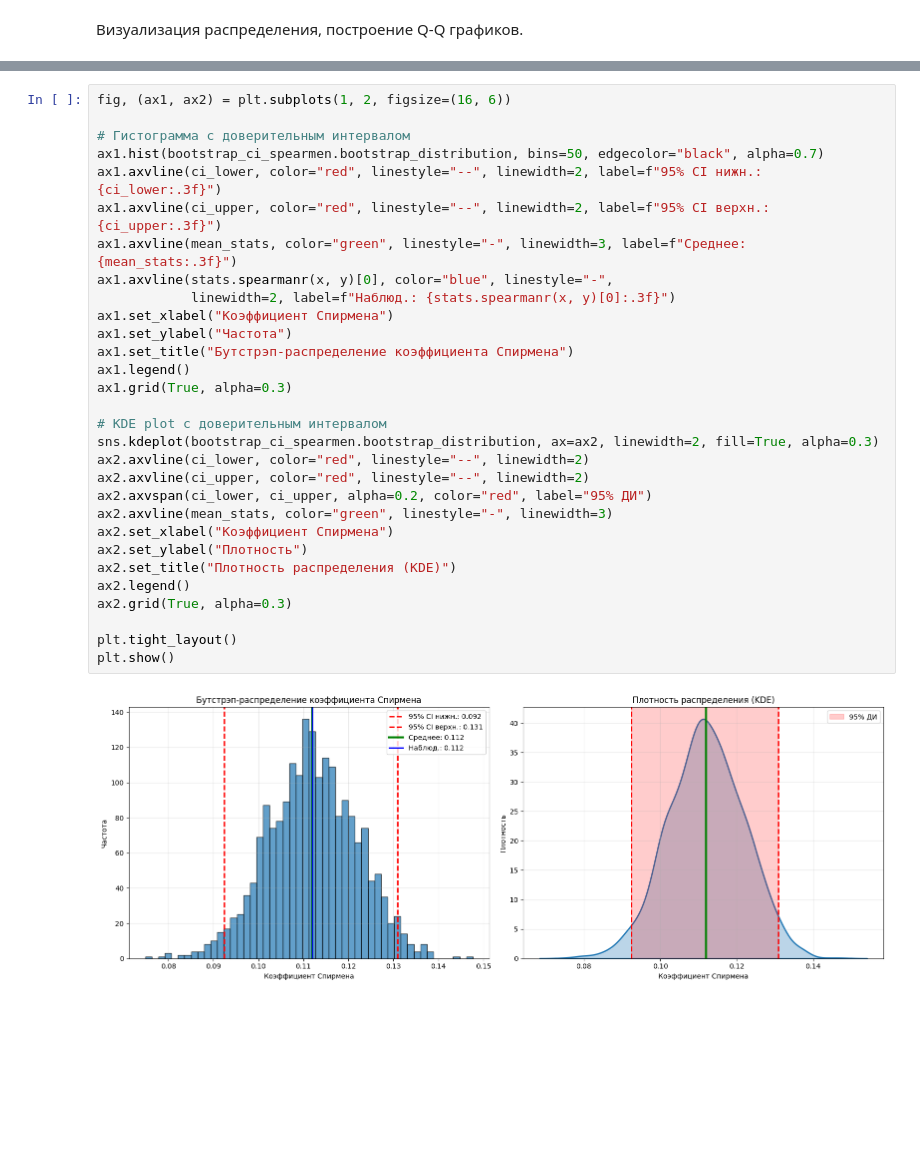
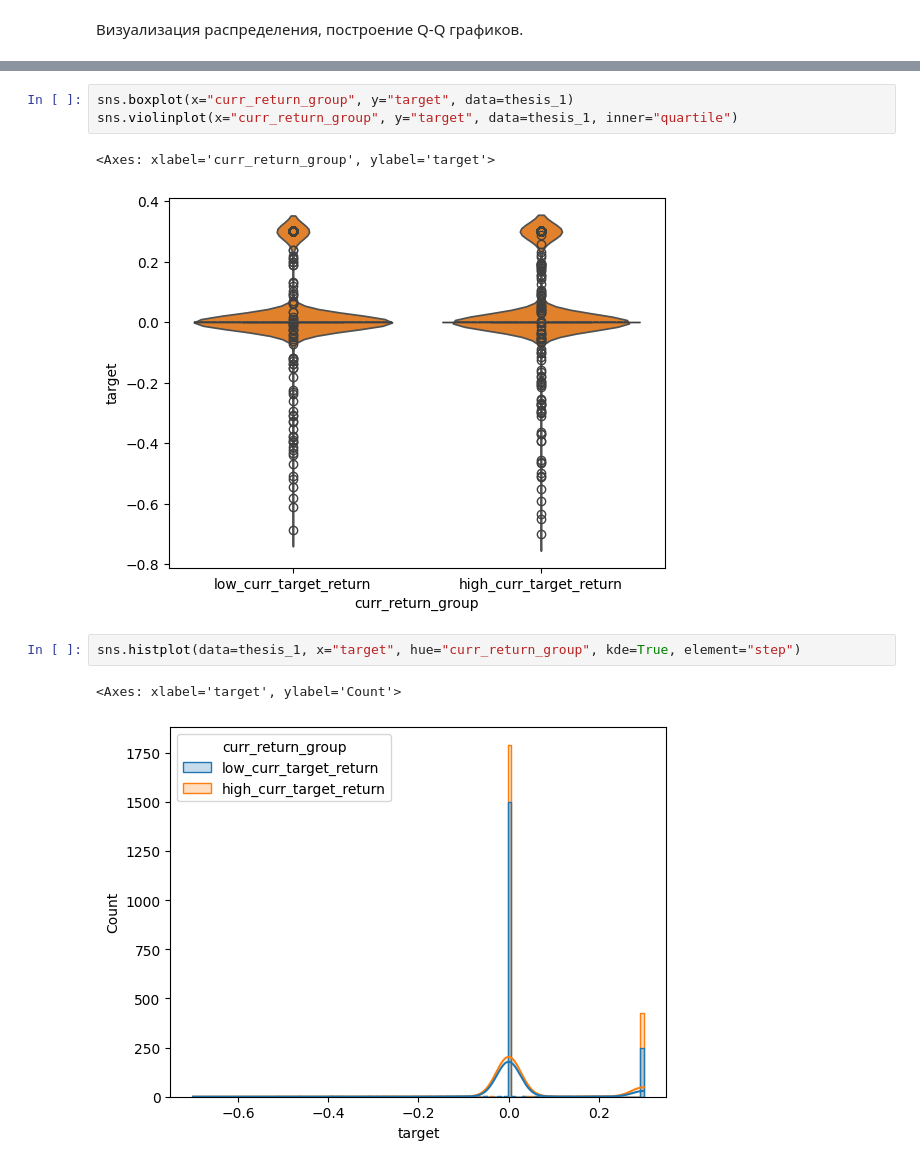
Before and after one commit to alexpunder/praktikum_keis_4, a Jupyter notebook: Checkpoint2_23_Литвинов_Налбандян_Наголюк_Ли .ipynb, the cells around one changed output, grey strips where cells are left out. Drawn from its saved outputs; the diff is of its cells as text; blank space fills up the shorter version.

```diff
--- a/Checkpoint2_23_Литвинов_Налбандян_Наголюк_Ли .ipynb
+++ b/Checkpoint2_23_Литвинов_Налбандян_Наголюк_Ли .ipynb
@@ -711,32 +125,11 @@ plt.show()
-# %%
-fig, (ax1, ax2) = plt.subplots(1, 2, figsize=(16, 6))
-
-# Гистограмма с доверительным интервалом
-ax1.hist(bootstrap_ci_spearmen.bootstrap_distribution, bins=50, edgecolor="black", alpha=0.7)
-ax1.axvline(ci_lower, color="red", linestyle="--", linewidth=2, label=f"95% CI нижн.: {ci_lower:.3f}")
-ax1.axvline(ci_upper, color="red", linestyle="--", linewidth=2, label=f"95% CI верхн.: {ci_upper:.3f}")
-ax1.axvline(mean_stats, color="green", linestyle="-", linewidth=3, label=f"Среднее: {mean_stats:.3f}")
-ax1.axvline(stats.spearmanr(x, y)[0], color="blue", linestyle="-",
-            linewidth=2, label=f"Наблюд.: {stats.spearmanr(x, y)[0]:.3f}")
-ax1.set_xlabel("Коэффициент Спирмена")
-ax1.set_ylabel("Частота")
-ax1.set_title("Бутстрэп-распределение коэффициента Спирмена")
-ax1.legend()
-ax1.grid(True, alpha=0.3)
-
-# KDE plot с доверительным интервалом
-sns.kdeplot(bootstrap_ci_spearmen.bootstrap_distribution, ax=ax2, linewidth=2, fill=True, alpha=0.3)
-ax2.axvline(ci_lower, color="red", linestyle="--", linewidth=2)
-ax2.axvline(ci_upper, color="red", linestyle="--", linewidth=2)
-ax2.axvspan(ci_lower, ci_upper, alpha=0.2, color="red", label="95% ДИ")
-ax2.axvline(mean_stats, color="green", linestyle="-", linewidth=3)
-ax2.set_xlabel("Коэффициент Спирмена")
-ax2.set_ylabel("Плотность")
-ax2.set_title("Плотность распределения (KDE)")
-ax2.legend()
-ax2.grid(True, alpha=0.3)
-
-plt.tight_layout()
-plt.show()
-# %% [output]
-[figure, removed]
+# %%
+sns.boxplot(x="curr_return_group", y="target", data=thesis_1)
+sns.violinplot(x="curr_return_group", y="target", data=thesis_1, inner="quartile")
+# %% [output]
+<Axes: xlabel='curr_return_group', ylabel='target'>
+[figure, added]
+# %%
+sns.histplot(data=thesis_1, x="target", hue="curr_return_group", kde=True, element="step")
+# %% [output]
+<Axes: xlabel='target', ylabel='Count'>
+[figure, added]
```
Also changed, not shown: parts of 88 cells of this notebook, 1 other file.
